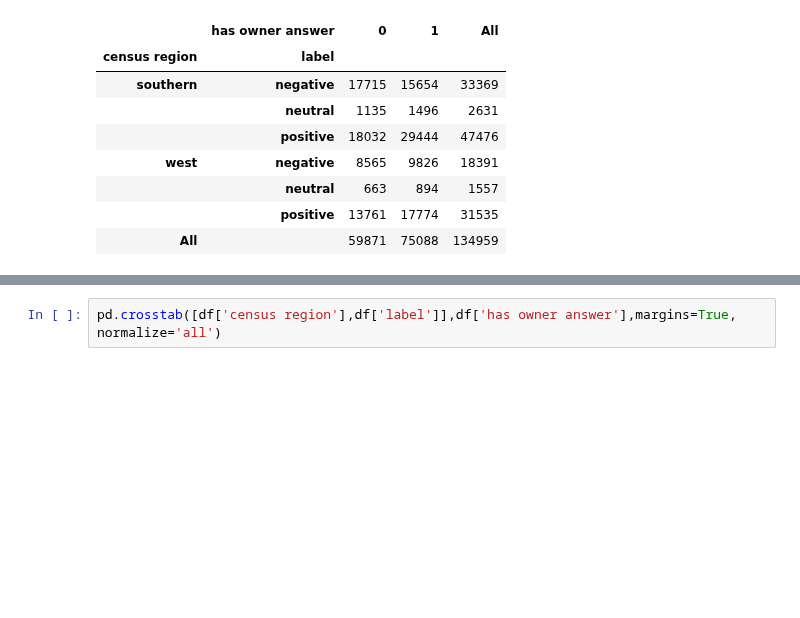
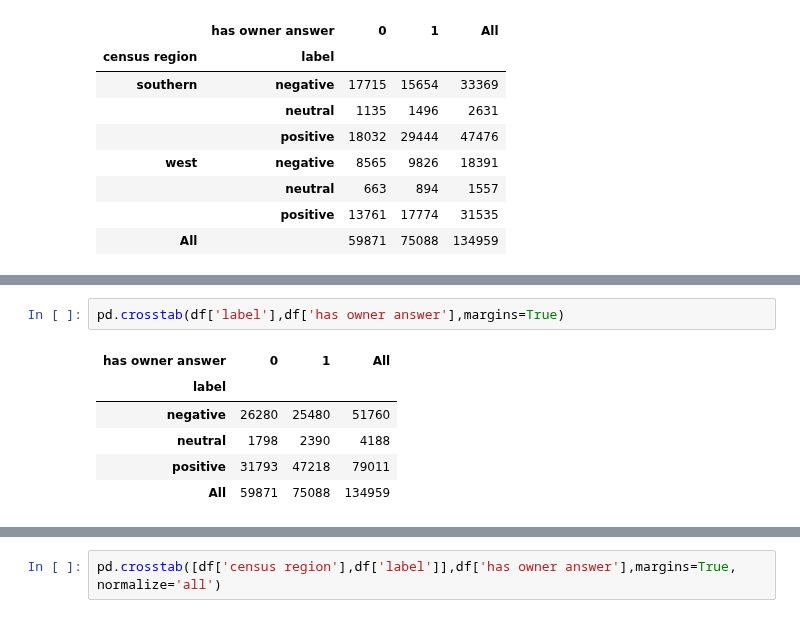
Before and after one commit to CGRowe96/WGU_MSDA, a Jupyter notebook: D214/capstone.ipynb, the cells around one changed output, grey strips where cells are left out. Saved outputs shown, nothing was run; the diff lists cells and outputs as text; blank space fills up the shorter version.

```diff
--- a/D214/capstone.ipynb
+++ b/D214/capstone.ipynb
@@ -491,0 +501,9 @@ Percentage of reviews with no answer: 44.36%
+# %%
+pd.crosstab(df['label'],df['has owner answer'],margins=True)
+# %% [output]
+| has owner answer | 0 | 1 | All |
+| label |  |  |  |
+| negative | 26280 | 25480 | 51760 |
+| neutral | 1798 | 2390 | 4188 |
+| positive | 31793 | 47218 | 79011 |
+| All | 59871 | 75088 | 134959 |
```
Also changed, not shown: parts of 16 cells of this notebook.
